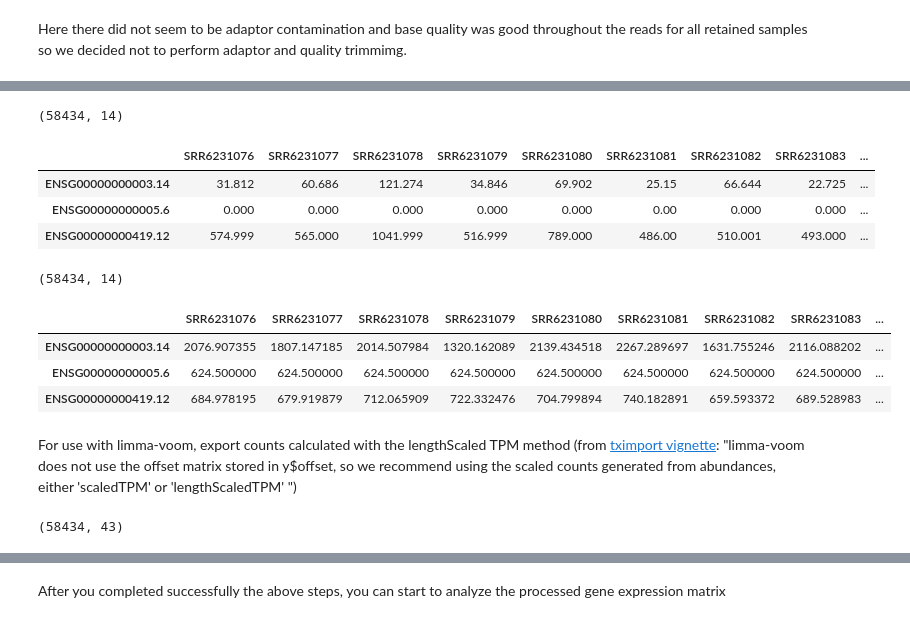
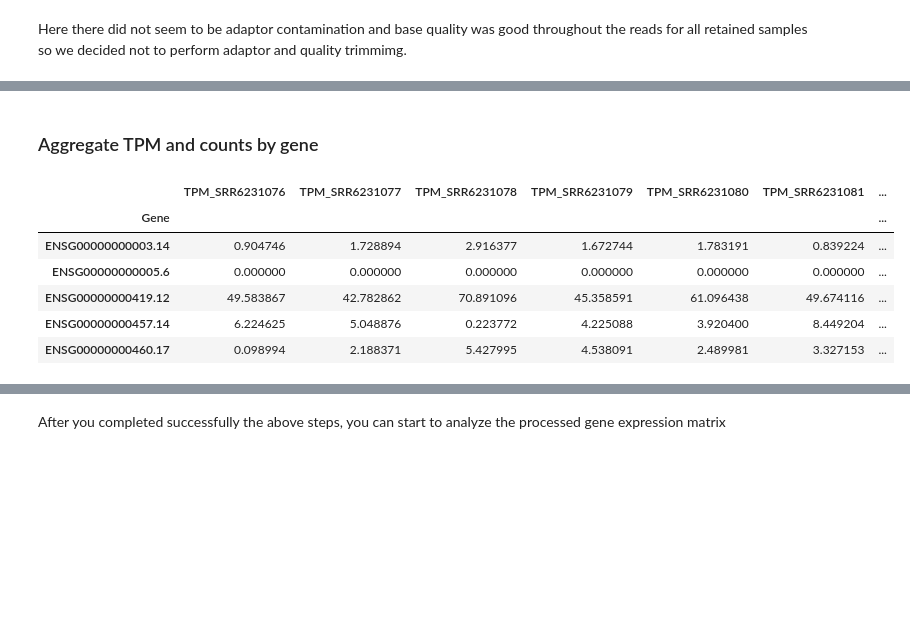
Before and after one commit to Jx-b/RNAseq, a Jupyter notebook: pipelines/salmon_pipeline.ipynb, the cells around one changed output, grey strips where cells are left out. Drawn from its saved outputs; the diff is of its cells as text; code cells hidden in the pictures; blank space fills up the shorter version.

```diff
--- a/pipelines/salmon_pipeline.ipynb
+++ b/pipelines/salmon_pipeline.ipynb
@@ -137,4 +129,0 @@ def trim_ids(file):
-# %%
-for sample in [s for s in os.listdir(OUTDIR) if s.startswith('SRR')]:
-    file = os.path.join(OUTDIR,sample,'quant.sf')
-    trim_ids(file)
@@ -212,0 +198,15 @@ TPM.head(3)
+# %% [markdown]
+### Aggregate TPM and counts by gene
+# %%
+TPM_cols = [col for col in tx_quant.columns if col.startswith('TPM')]
+counts_cols = [col for col in tx_quant.columns if col.startswith('counts')]
+agg = tx_quant.loc[:,['Tx','Gene']+TPM_cols+counts_cols].groupby('Gene').sum()
+agg.head()
+# %% [output]
+|  | TPM_SRR6231076 | TPM_SRR6231077 | TPM_SRR6231078 | TPM_SRR6231079 | TPM_SRR6231080 | TPM_SRR6231081 | ... |
+| Gene |  |  |  |  |  |  | ... |
+| ENSG00000000003.14 | 0.904746 | 1.728894 | 2.916377 | 1.672744 | 1.783191 | 0.839224 | ... |
+| ENSG00000000005.6 | 0.000000 | 0.000000 | 0.000000 | 0.000000 | 0.000000 | 0.000000 | ... |
+| ENSG00000000419.12 | 49.583867 | 42.782862 | 70.891096 | 45.358591 | 61.096438 | 49.674116 | ... |
+| ENSG00000000457.14 | 6.224625 | 5.048876 | 0.223772 | 4.225088 | 3.920400 | 8.449204 | ... |
+| ENSG00000000460.17 | 0.098994 | 2.188371 | 5.427995 | 4.538091 | 2.489981 | 3.327153 | ... |
@@ -213,34 +217,4 @@ TPM.head(3)
 # %%
-counts = txi[[col for col in txi.columns if col.startswith("counts.")]]
-#remove prefix "counts."
-counts.columns = [col.split('.')[1] for col in counts.columns]
-print(counts.shape)
-counts.to_csv(os.path.join(os.getcwd(),'data', 'counts.csv'))
-counts.head(3)
+counts = agg.loc[:,counts_cols]
+counts.columns = [col.split('_')[1] for col in counts.columns]
+counts.to_csv('data/counts.csv')
-# %% [output]
-(58434, 14)
-|  | SRR6231076 | SRR6231077 | SRR6231078 | SRR6231079 | SRR6231080 | SRR6231081 | SRR6231082 | SRR6231083 | ... |
-| ENSG00000000003.14 | 31.812 | 60.686 | 121.274 | 34.846 | 69.902 | 25.15 | 66.644 | 22.725 | ... |
-| ENSG00000000005.6 | 0.000 | 0.000 | 0.000 | 0.000 | 0.000 | 0.00 | 0.000 | 0.000 | ... |
-| ENSG00000000419.12 | 574.999 | 565.000 | 1041.999 | 516.999 | 789.000 | 486.00 | 510.001 | 493.000 | ... |
-# %%
-lengths = txi[[col for col in txi.columns if col.startswith("length.")]]
-#remove prefix "counts."
-lengths.columns = [col.split('.')[1] for col in lengths.columns]
-print(lengths.shape)
-lengths.to_csv(os.path.join(os.getcwd(),'data', 'lengths.csv'))
-lengths.head(3)
-# %% [output]
-(58434, 14)
-|  | SRR6231076 | SRR6231077 | SRR6231078 | SRR6231079 | SRR6231080 | SRR6231081 | SRR6231082 | SRR6231083 | ... |
-| ENSG00000000003.14 | 2076.907355 | 1807.147185 | 2014.507984 | 1320.162089 | 2139.434518 | 2267.289697 | 1631.755246 | 2116.088202 | ... |
-| ENSG00000000005.6 | 624.500000 | 624.500000 | 624.500000 | 624.500000 | 624.500000 | 624.500000 | 624.500000 | 624.500000 | ... |
-| ENSG00000000419.12 | 684.978195 | 679.919879 | 712.065909 | 722.332476 | 704.799894 | 740.182891 | 659.593372 | 689.528983 | ... |
-# %% [markdown]
-For use with limma-voom, export counts calculated with the lengthScaled TPM method (from [tximport vignette](https://bioc.ism.ac.jp/packages/3.4/bioc/vignettes/tximport/inst/doc/tximport.html): "limma-voom does not use the offset matrix stored in y$offset, so we recommend using the scaled counts generated from abundances, either 'scaledTPM' or 'lengthScaledTPM' ")
-# %%
-## Load the expression matrix
-txi_lengthScaledTPM = pd.read_csv(os.path.join(os.getcwd(),'data', 'txi_lengthScaledTPM.csv'), index_col=0)
-print(txi_lengthScaledTPM.shape)
-# %% [output]
-(58434, 43)
```
Also changed, not shown: parts of 26 cells of this notebook, 9 other files.
